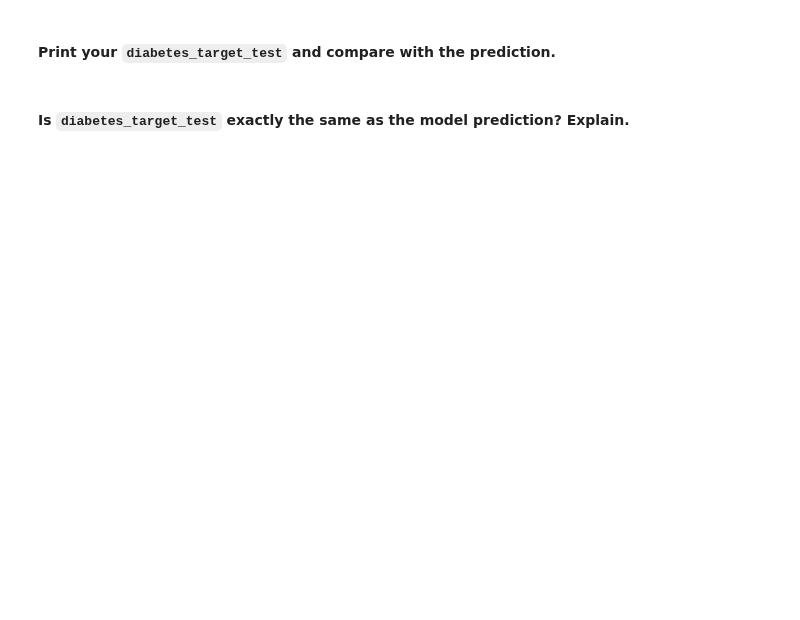
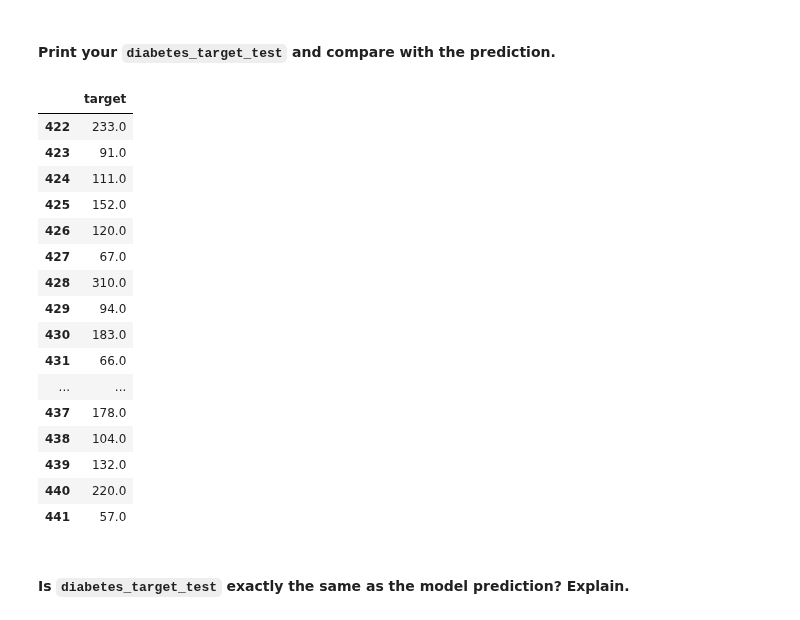
Before and after one commit to ta-data-lis/lab-supervised-learning-sklearn, a Jupyter notebook: your-code/main.ipynb, the cells around one changed output. Saved outputs shown, nothing was run; the diff lists cells and outputs as text; code cells hidden in the pictures; blank space fills up the shorter version.

```diff
--- a/your-code/main.ipynb
+++ b/your-code/main.ipynb
@@ -13,6 +15,8 @@ Before starting to work on our own datasets, let's first explore the datasets th
 First, we will load the diabetes dataset. Do this in the cell below by importing the datasets and then loading the dataset  to the `diabetes` variable using the `load_diabetes()` function ([documentation](https://scikit-learn.org/stable/modules/generated/sklearn.datasets.load_diabetes.html)).
 # %%
 # Your code here:
+from sklearn.datasets import load_diabetes
+diabetes = load_diabetes()
 # %% [markdown]
 Let's explore this variable by looking at the different attributes (keys) of `diabetes`. Note that the `load_diabetes` function does not return dataframes. It returns you a Python dictionary.
 # %%
@@ -78,3 +129,12 @@ Define `diabetes_data_train`, `diabetes_target_train`, `diabetes_data_test`, and
+# %%
+features = pd.DataFrame(diabetes['data'], columns = diabetes['feature_names'])
+target = pd.DataFrame(diabetes['target'], columns = ['target'])
+# %%
+# Your code here:
+diabetes_data_train = features[:-20]
+diabetes_target_train = target[:-20]
+diabetes_data_test = features[-20:]
+diabetes_target_test = target[-20:]
 # %% [markdown]
 Fit the training data and target to `diabetes_model`. Print the *intercept* and *coefficients* of the model.
 # %%
@@ -96,6 +192,25 @@ This is the linear regression model fitted to your training dataset.
 #### Print your `diabetes_target_test` and compare with the prediction.
 # %%
 # Your code here:
+diabetes_target_test
+# %% [output]
+|  | target |
+| 422 | 233.0 |
+| 423 | 91.0 |
+| 424 | 111.0 |
+| 425 | 152.0 |
+| 426 | 120.0 |
+| 427 | 67.0 |
+| 428 | 310.0 |
+| 429 | 94.0 |
+| 430 | 183.0 |
+| 431 | 66.0 |
+| ... | ... |
+| 437 | 178.0 |
+| 438 | 104.0 |
+| 439 | 132.0 |
+| 440 | 220.0 |
+| 441 | 57.0 |
 # %% [markdown]
 #### Is `diabetes_target_test` exactly the same as the model prediction? Explain.
 # %%
```
Also changed, not shown: parts of 35 cells of this notebook.
